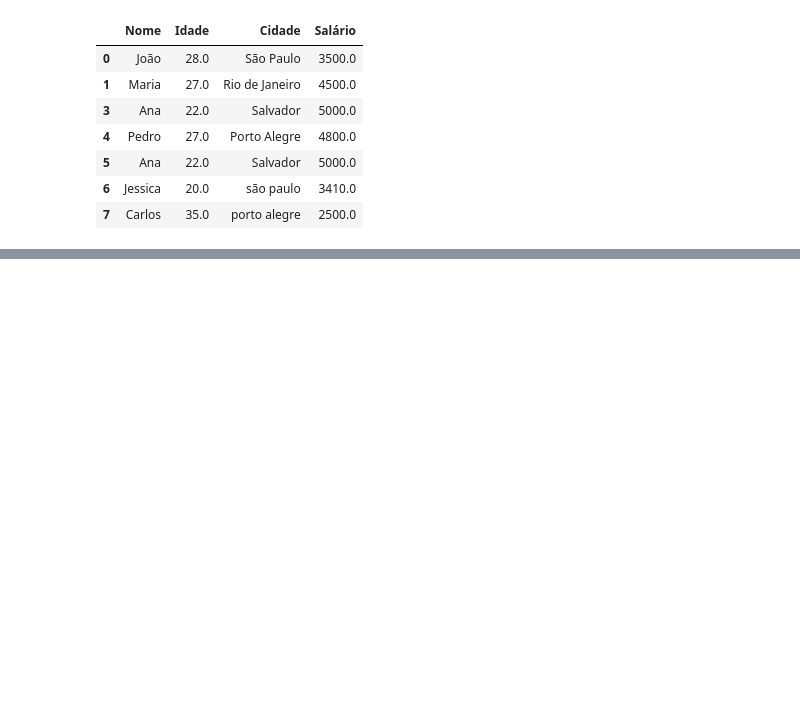
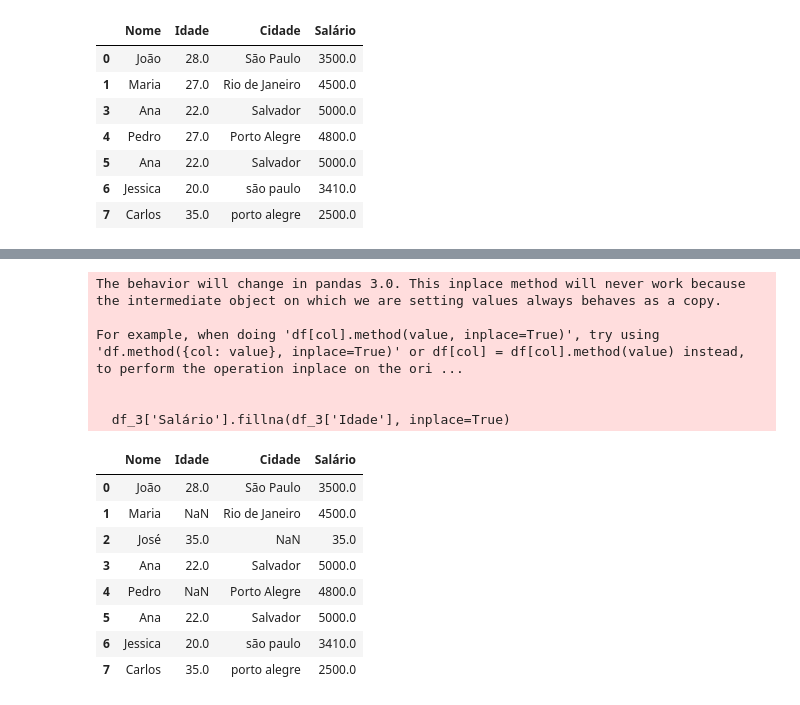
Before and after one commit to marcossenai/tratamentoDados, a Jupyter notebook: exercicios/exerciciosTratamntos.ipynb, the cells around one changed output, grey strips where cells are left out. Drawn from its saved outputs; the diff is of its cells as text; code cells hidden in the pictures; blank space fills up the shorter version.

```diff
--- a/exercicios/exerciciosTratamntos.ipynb
+++ b/exercicios/exerciciosTratamntos.ipynb
@@ -85,0 +121,24 @@ print(df_cidade_sem_nulos)
+# %%
+#8 Substituir valores NaN de uma coluna com o valor de uma outra coluna
+
+df_3 = pd.read_excel("dados_ausentes.xlsx")
+
+df_3['Salário'].fillna(df_3['Idade'], inplace=True)
+
+display(df_3)
+# %% [output]
+The behavior will change in pandas 3.0. This inplace method will never work because the intermediate object on which we are setting values always behaves as a copy.
+
+For example, when doing 'df[col].method(value, inplace=True)', try using 'df.method({col: value}, inplace=True)' or df[col] = df[col].method(value) instead, to perform the operation inplace on the ori ...
+
+
+  df_3['Salário'].fillna(df_3['Idade'], inplace=True)
+|  | Nome | Idade | Cidade | Salário |
+| 0 | João | 28.0 | São Paulo | 3500.0 |
+| 1 | Maria | NaN | Rio de Janeiro | 4500.0 |
+| 2 | José | 35.0 | NaN | 35.0 |
+| 3 | Ana | 22.0 | Salvador | 5000.0 |
+| 4 | Pedro | NaN | Porto Alegre | 4800.0 |
+| 5 | Ana | 22.0 | Salvador | 5000.0 |
+| 6 | Jessica | 20.0 | são paulo | 3410.0 |
+| 7 | Carlos | 35.0 | porto alegre | 2500.0 |
```
Also changed, not shown: parts of 14 cells of this notebook, 1 other file.
